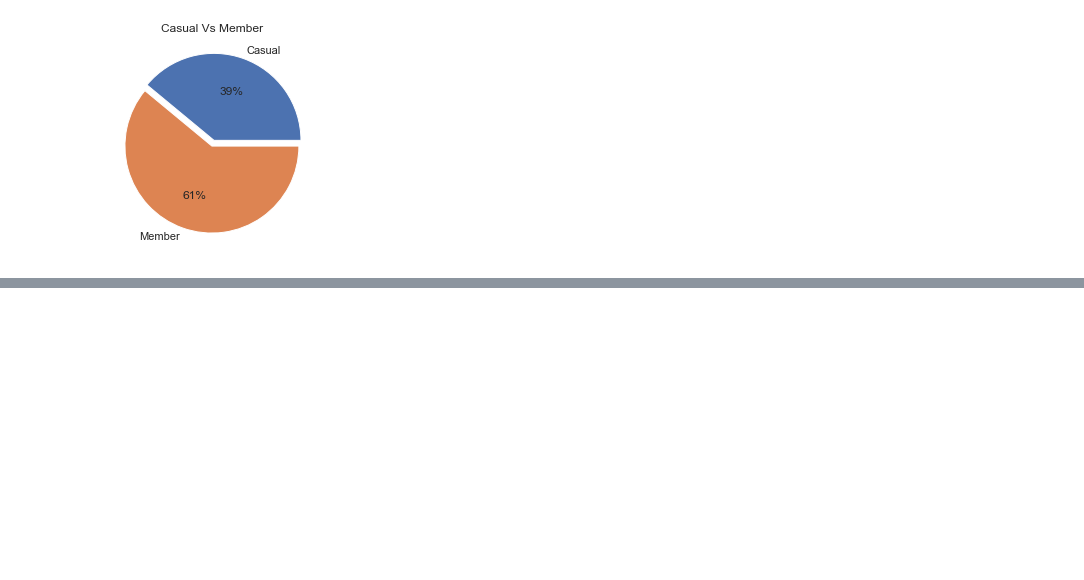
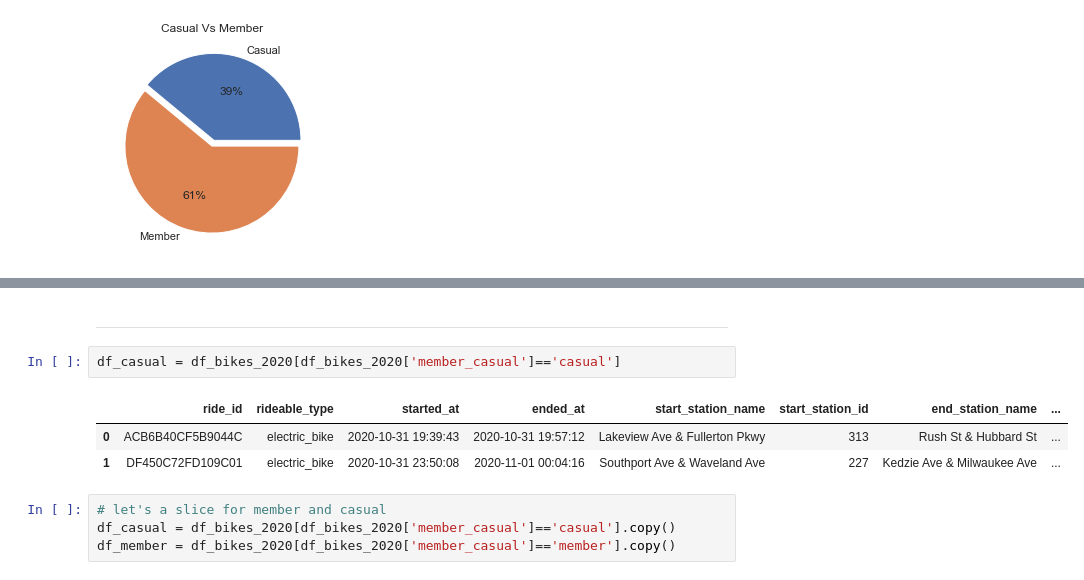
Before and after one commit to SABRIOUS/Google_Data_Analysis_Capstone, a Jupyter notebook: test_bkies.ipynb, the cells around one changed output, grey strips where cells are left out. Cells and saved outputs as stored; diff of their text form; blank space fills up the shorter version.

```diff
--- a/test_bkies.ipynb
+++ b/test_bkies.ipynb
@@ -178,0 +185,12 @@ plt.show()
+# %% [markdown]
+-----------------------------
+# %%
+df_casual = df_bikes_2020[df_bikes_2020['member_casual']=='casual']
+# %% [output]
+|  | ride_id | rideable_type | started_at | ended_at | start_station_name | start_station_id | end_station_name | ... |
+| 0 | ACB6B40CF5B9044C | electric_bike | 2020-10-31 19:39:43 | 2020-10-31 19:57:12 | Lakeview Ave & Fullerton Pkwy | 313 | Rush St & Hubbard St | ... |
+| 1 | DF450C72FD109C01 | electric_bike | 2020-10-31 23:50:08 | 2020-11-01 00:04:16 | Southport Ave & Waveland Ave | 227 | Kedzie Ave & Milwaukee Ave | ... |
+# %%
+# let's a slice for member and casual
+df_casual = df_bikes_2020[df_bikes_2020['member_casual']=='casual'].copy()
+df_member = df_bikes_2020[df_bikes_2020['member_casual']=='member'].copy()
```
Also changed, not shown: parts of 5 cells of this notebook.
